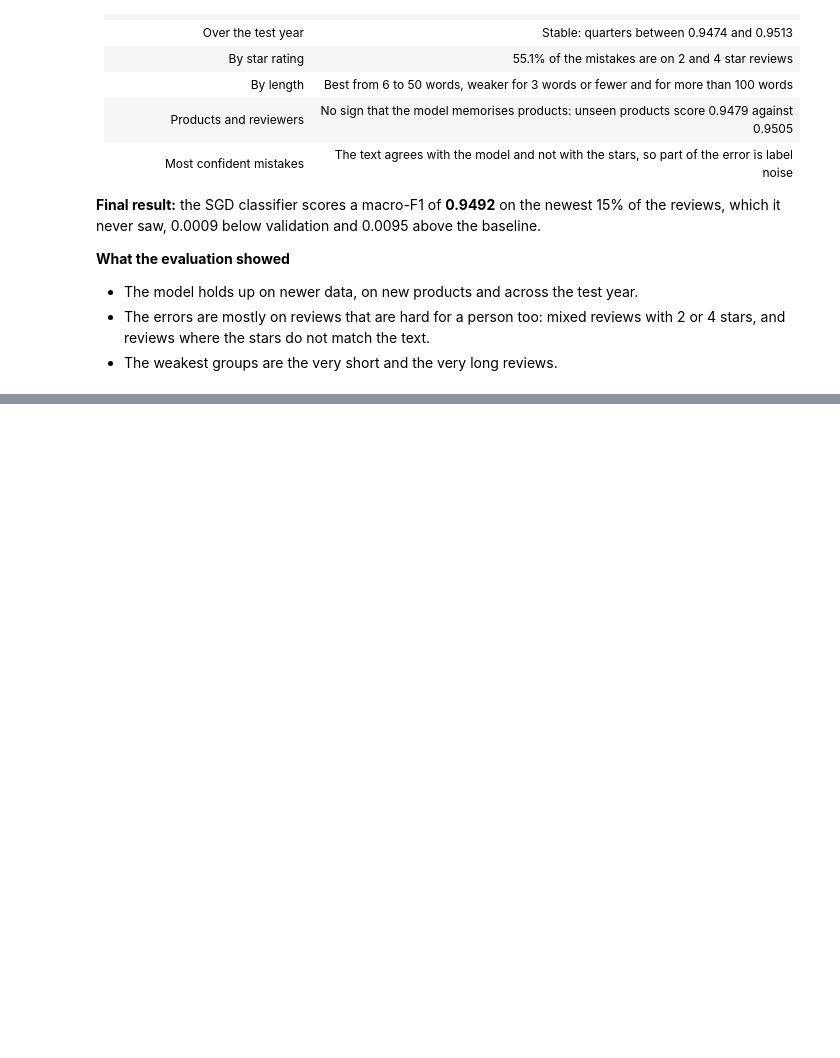
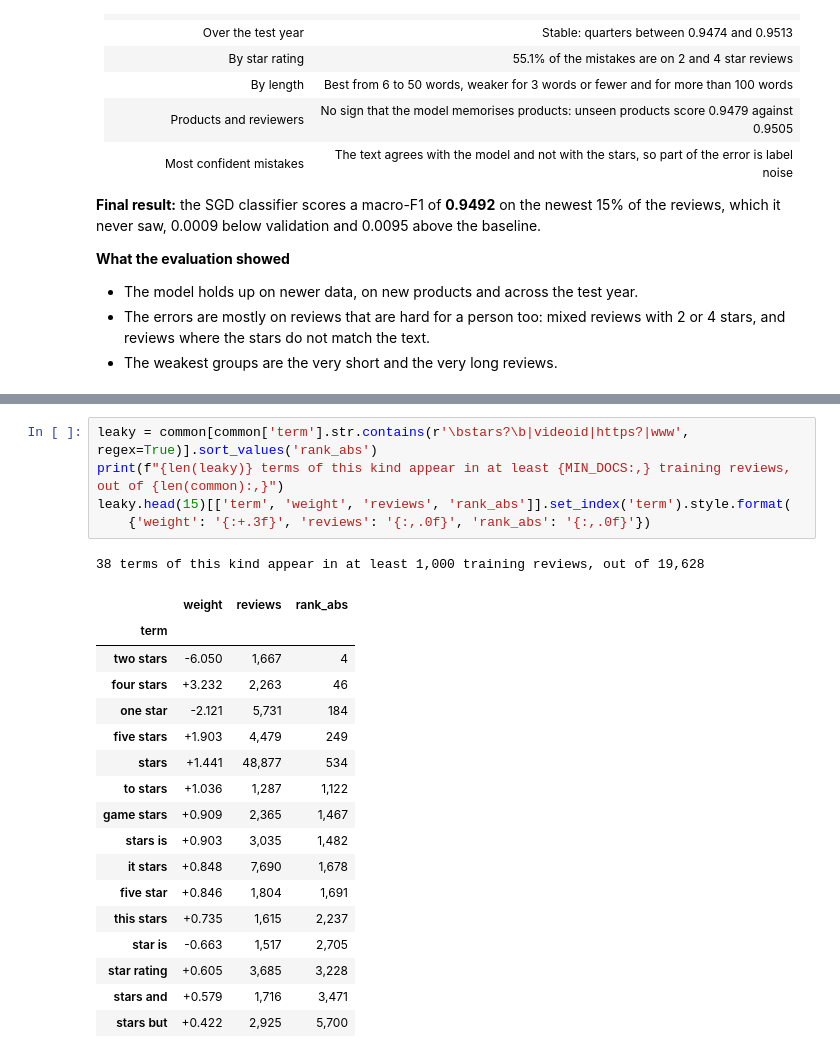
Before and after one commit to Virtuozs/MLOps2-pertemuan1-sentiment-classification, a Jupyter notebook: notebook.ipynb, the cells around one changed output, grey strips where cells are left out. Saved outputs shown, nothing was run; the diff lists cells and outputs as text; blank space fills up the shorter version.

```diff
--- a/notebook.ipynb
+++ b/notebook.ipynb
@@ -3337,0 +3436,24 @@ wrong alarms: 7,607
+# %%
+leaky = common[common['term'].str.contains(r'\bstars?\b|videoid|https?|www', regex=True)].sort_values('rank_abs')
+print(f"{len(leaky)} terms of this kind appear in at least {MIN_DOCS:,} training reviews, out of {len(common):,}")
+leaky.head(15)[['term', 'weight', 'reviews', 'rank_abs']].set_index('term').style.format(
+    {'weight': '{:+.3f}', 'reviews': '{:,.0f}', 'rank_abs': '{:,.0f}'})
+# %% [output]
+38 terms of this kind appear in at least 1,000 training reviews, out of 19,628
+|  | weight | reviews | rank_abs |
+| term |  |  |  |
+| two stars | -6.050 | 1,667 | 4 |
+| four stars | +3.232 | 2,263 | 46 |
+| one star | -2.121 | 5,731 | 184 |
+| five stars | +1.903 | 4,479 | 249 |
+| stars | +1.441 | 48,877 | 534 |
+| to stars | +1.036 | 1,287 | 1,122 |
+| game stars | +0.909 | 2,365 | 1,467 |
+| stars is | +0.903 | 3,035 | 1,482 |
+| it stars | +0.848 | 7,690 | 1,678 |
+| five star | +0.846 | 1,804 | 1,691 |
+| this stars | +0.735 | 1,615 | 2,237 |
+| star is | -0.663 | 1,517 | 2,705 |
+| star rating | +0.605 | 3,685 | 3,228 |
+| stars and | +0.579 | 1,716 | 3,471 |
+| stars but | +0.422 | 2,925 | 5,700 |
```
Also changed, not shown: parts of 23 cells of this notebook, 1 other file.
